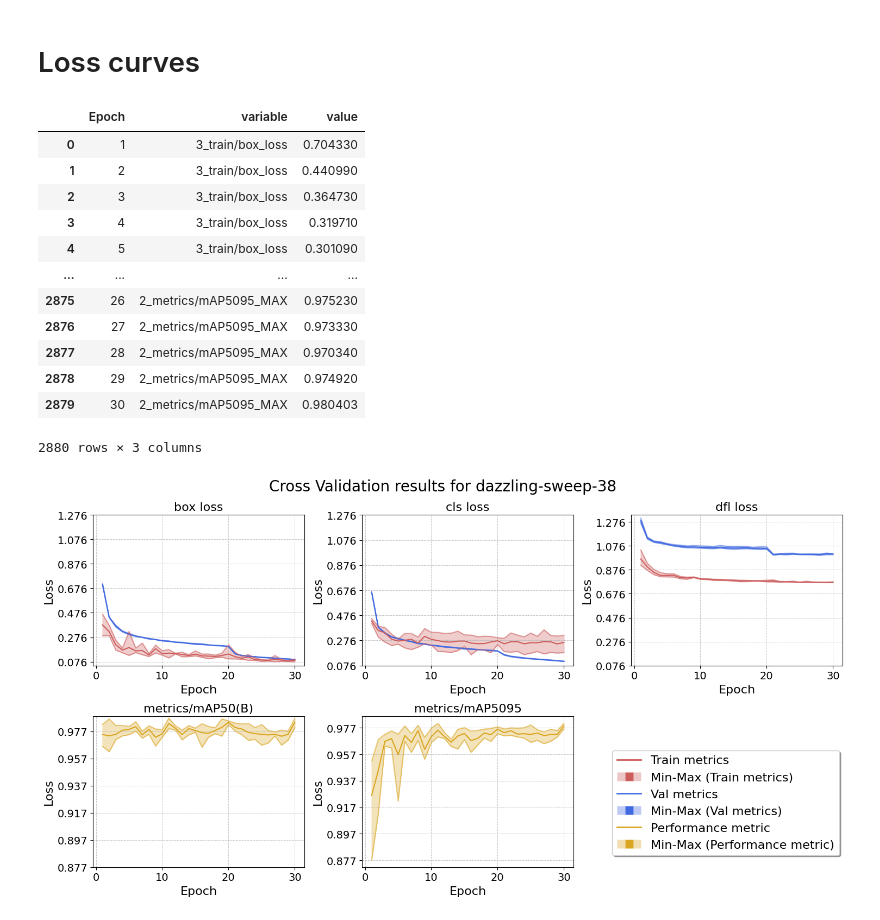
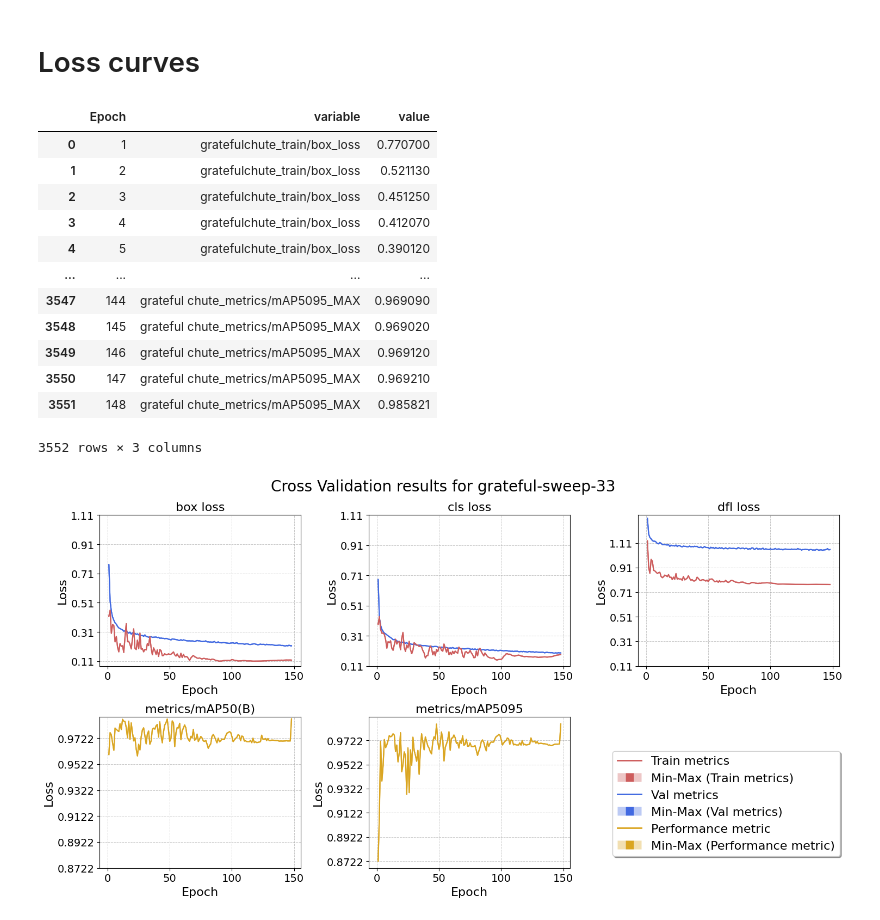
Before and after one commit to rreezN/strawml, a Jupyter notebook: strawml/data/wandbdata.ipynb, the cells around one changed output. Cells and saved outputs as stored; diff of their text form; code cells hidden in the pictures.

Commit message:
[NEW] Three column fps test

```diff
--- a/strawml/data/wandbdata.ipynb
+++ b/strawml/data/wandbdata.ipynb
@@ -401,7 +401,7 @@ Top 50 whole sweep config: {'lr': 0.0026766776519484025, 'imgsz': 576, 'optimize
 # %%
 # read file from csv
 loss_names = ["train_box.csv", "train_cls.csv", "train_dfl.csv", "val_box.csv", "val_cls.csv", "val_dfl.csv", "map50.csv", "map5095.csv"]
-dir_names = ["grateful"]
+dir_names = ["final_grateful"]
 data_dir = "../../data/wandb"
 # %%
 # We wish to create a dataframe that contains 5 columns, index, dir_name, box, cls, dfl
@@ -471,18 +471,18 @@ df1_melted = pd.melt(df1, id_vars=['Epoch'], value_vars=df1.columns[1:], var_nam
 df1_melted
 # %% [output]
 |  | Epoch | variable | value |
-| 0 | 1 | 3_train/box_loss | 0.704330 |
-| 1 | 2 | 3_train/box_loss | 0.440990 |
-| 2 | 3 | 3_train/box_loss | 0.364730 |
-| 3 | 4 | 3_train/box_loss | 0.319710 |
-| 4 | 5 | 3_train/box_loss | 0.301090 |
+| 0 | 1 | gratefulchute_train/box_loss | 0.770700 |
+| 1 | 2 | gratefulchute_train/box_loss | 0.521130 |
+| 2 | 3 | gratefulchute_train/box_loss | 0.451250 |
+| 3 | 4 | gratefulchute_train/box_loss | 0.412070 |
+| 4 | 5 | gratefulchute_train/box_loss | 0.390120 |
 | ... | ... | ... | ... |
-| 2875 | 26 | 2_metrics/mAP5095_MAX | 0.975230 |
-| 2876 | 27 | 2_metrics/mAP5095_MAX | 0.973330 |
-| 2877 | 28 | 2_metrics/mAP5095_MAX | 0.970340 |
-| 2878 | 29 | 2_metrics/mAP5095_MAX | 0.974920 |
-| 2879 | 30 | 2_metrics/mAP5095_MAX | 0.980403 |
+| 3547 | 144 | grateful chute_metrics/mAP5095_MAX | 0.969090 |
+| 3548 | 145 | grateful chute_metrics/mAP5095_MAX | 0.969020 |
+| 3549 | 146 | grateful chute_metrics/mAP5095_MAX | 0.969120 |
+| 3550 | 147 | grateful chute_metrics/mAP5095_MAX | 0.969210 |
+| 3551 | 148 | grateful chute_metrics/mAP5095_MAX | 0.985821 |
-2880 rows × 3 columns
+3552 rows × 3 columns
 # %%
 # extract fold and loss type from the variable column
 df1_melted['fold'] = df1_melted['variable'].apply(lambda x: x.split("_")[0])
@@ -549,7 +549,7 @@ import seaborn as sns
 import matplotlib.lines as mlines
 
 fig, ax = plt.subplots(2, 3, figsize=(15, 8))  # Create 2x3 grid
-fig.suptitle(f"Cross Validation results for dazzling-sweep-38", fontsize=20)
+fig.suptitle(f"Cross Validation results for grateful-sweep-33", fontsize=20)
 ax = ax.flatten()  # Flatten the 2D array to simplify indexing
 
 for j, df_list in enumerate(data_frames):
@@ -584,31 +584,31 @@ for j, df_list in enumerate(data_frames):
             ax[i].set_title(f"{df['loss_type'].iloc[0]}", fontsize=16)
             ax[i].set_xlabel('Epoch', fontsize=16)
             ax[i].set_ylabel('Loss', fontsize=16)
             ax[i].tick_params(axis='both', which='major', labelsize=14)
             ax[i].grid(True, linestyle='--', linewidth=0.7, alpha=0.7)
             # set y-ticks to be the same for all subplots
             ax[i].set_yticks(np.arange(min_y_tikz_performance, max_y_tikz_performance, 0.02))
 
 ax[5].axis('off')  # Hide the last subplot
 
 
 # Add custom legends at the bottom of the figure outside of the plot
 legends = []
 legends.append((mlines.Line2D([], [], color='indianred', linestyle='-', linewidth=2, label=f'Train metrics'), f'Train metrics'))
 legends.append((MulticolorPatch(['indianred', 'indianred', 'indianred'], [0.35, 1, 0.35]), f'Min-Max (Train metrics)'))
 
 legends.append((mlines.Line2D([], [], color='royalblue', linestyle='-', linewidth=2, label=f'Val metrics'), f'Val metrics'))
 legends.append((MulticolorPatch(['royalblue', 'royalblue', 'royalblue'], [0.35, 1, 0.35]), f'Min-Max (Val metrics)'))
 
 legends.append((mlines.Line2D([], [], color='goldenrod', linestyle='-', linewidth=2, label=f'Performance metric'), f'Performance metric'))
 legends.append((MulticolorPatch(['goldenrod', 'goldenrod', 'goldenrod'], [0.35, 1, 0.35]), f'Min-Max (Performance metric)'))
 
 handles, labels = zip(*legends)
 fig.legend(handles, labels, handler_map={MulticolorPatch: MulticolorPatchHandler()}, loc='lower left',
                             bbox_to_anchor=(0.7, 0.1), fancybox=True, shadow=True, ncol=1, fontsize=16)
 # add space between subplots
 plt.tight_layout()
 fig.savefig('../../reports/figures/loss_comparison_cutout_loss.pdf', bbox_inches='tight')
 plt.show()
 # %% [output]
-[figure, old version]
+[figure, new version]
```
